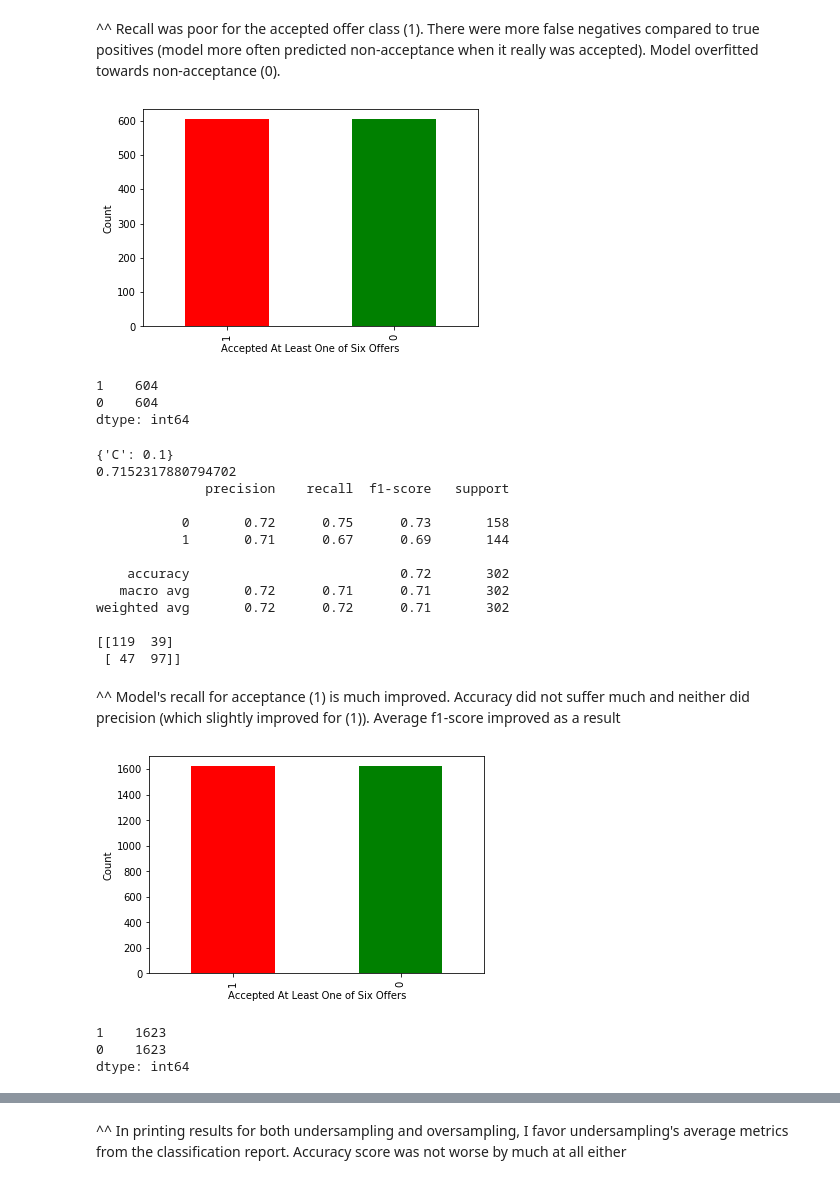
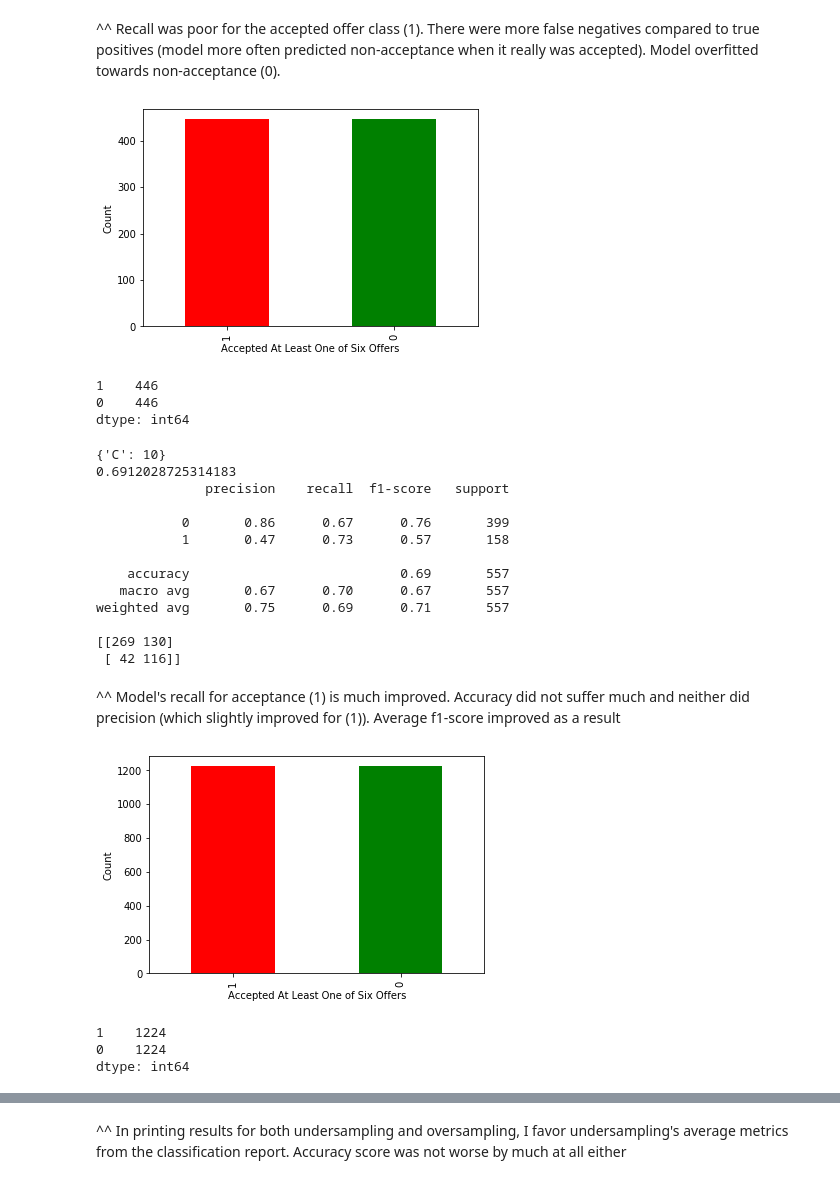
Before and after one commit to RachidRezzik/Market_Camp, a Jupyter notebook: Machine_Learning.ipynb, the cells around one changed output, grey strips where cells are left out. Drawn from its saved outputs; the diff is of its cells as text; code cells hidden in the pictures.

```diff
--- a/Machine_Learning.ipynb
+++ b/Machine_Learning.ipynb
@@ -66,9 +66,10 @@ numerical = pd.DataFrame(numerical)
 categorical = pd.get_dummies(data=marketing_ml, columns=['Education', 'Relationship_Status'], drop_first=False)
 
 ### Appending the categorical features to end on unskewed DF ###
-ml = pd.concat([numerical, categorical[['Education_2n Cycle', 'Education_Basic', 'Education_Graduation',
+ml = numerical.join(categorical[['Education_2n Cycle', 'Education_Basic', 'Education_Graduation',
        'Education_Master', 'Education_PhD', 'Relationship_Status_Divorced',
        'Relationship_Status_In-Relationship', 'Relationship_Status_Married',
-       'Relationship_Status_Single', 'Relationship_Status_Widow']]], axis=1)
+       'Relationship_Status_Single', 'Relationship_Status_Widow']])
+print(len(ml))
 print(ml.head(1))
 # %% [output]
@@ -206,7 +208,7 @@ weighted avg       0.74      0.76      0.72       557
 ### Undersampling ###
 from imblearn.under_sampling import RandomUnderSampler
 rus = RandomUnderSampler(random_state=0)
-X_resampled, y_resampled = rus.fit_resample(X, y)
+X_resampled, y_resampled = rus.fit_resample(X_train, y_train)
 acceptance = pd.Series(y_resampled)
 acceptance.value_counts().plot(kind='bar', color=my_colors)
 plt.xlabel('Accepted At Least One of Six Offers')
@@ -214,17 +216,16 @@ plt.ylabel('Count')
 plt.show()
 print(acceptance.value_counts())
 # %% [output]
-[figure, old version]
+[figure, new version]
-1    604
-0    604
+1    446
+0    446
 dtype: int64
 # %%
 ### Classifier Using Undersampling ###
-X_train, X_test, y_train, y_test = train_test_split(X_resampled, y_resampled, test_size=.25, random_state=42)
 params = {'C' : [.001, .01, 0.1, 1, 10, 100]}
 SVM = svm.SVC(kernel='linear')
 grid_search = GridSearchCV(SVM, param_grid=params, cv=5)
-grid_search.fit(X_train, y_train)
+grid_search.fit(X_resampled, y_resampled)
 print(grid_search.best_params_)
 best_class = grid_search.best_estimator_
 y_pred = best_class.predict(X_test)
@@ -232,38 +233,38 @@ print(best_class.score(X_test, y_test))
 print(classification_report(y_test, y_pred))
 print(confusion_matrix(y_test, y_pred))
 # %% [output]
-{'C': 0.1}
-0.7152317880794702
+{'C': 10}
+0.6912028725314183
               precision    recall  f1-score   support
 
-           0       0.72      0.75      0.73       158
-           1       0.71      0.67      0.69       144
+           0       0.86      0.67      0.76       399
+           1       0.47      0.73      0.57       158
 
-    accuracy                           0.72       302
-   macro avg       0.72      0.71      0.71       302
-weighted avg       0.72      0.72      0.71       302
+    accuracy                           0.69       557
+   macro avg       0.67      0.70      0.67       557
+weighted avg       0.75      0.69      0.71       557
 
-[[119  39]
- [ 47  97]]
+[[269 130]
+ [ 42 116]]
 # %% [markdown]
 ^^ Model's recall for acceptance (1) is much improved. Accuracy did not suffer much and neither did precision (which slightly improved for (1)). Average f1-score improved as a result
 # %%
 ### Oversampling ###
 
 from imblearn.over_sampling import SMOTE
 
 smote = SMOTE(ratio='minority', n_jobs=-1)
-X_sm, y_sm = smote.fit_resample(X, y)
+X_sm, y_sm = smote.fit_resample(X_train, y_train)
 acceptance = pd.Series(y_sm)
 acceptance.value_counts().plot(kind='bar', color=my_colors)
 plt.xlabel('Accepted At Least One of Six Offers')
 plt.ylabel('Count')
 plt.show()
 print(acceptance.value_counts())
 # %% [output]
-[figure, old version]
+[figure, new version]
-1    1623
-0    1623
+1    1224
+0    1224
 dtype: int64
 # %%
 ### Classifier Using Oversampling ###
```
Also changed, not shown: parts of 8 cells of this notebook.
